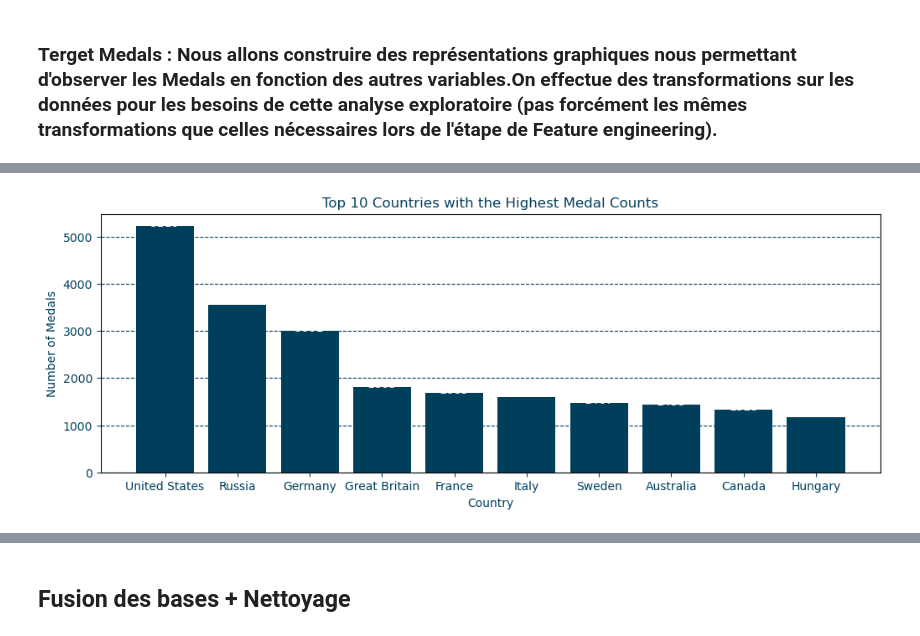
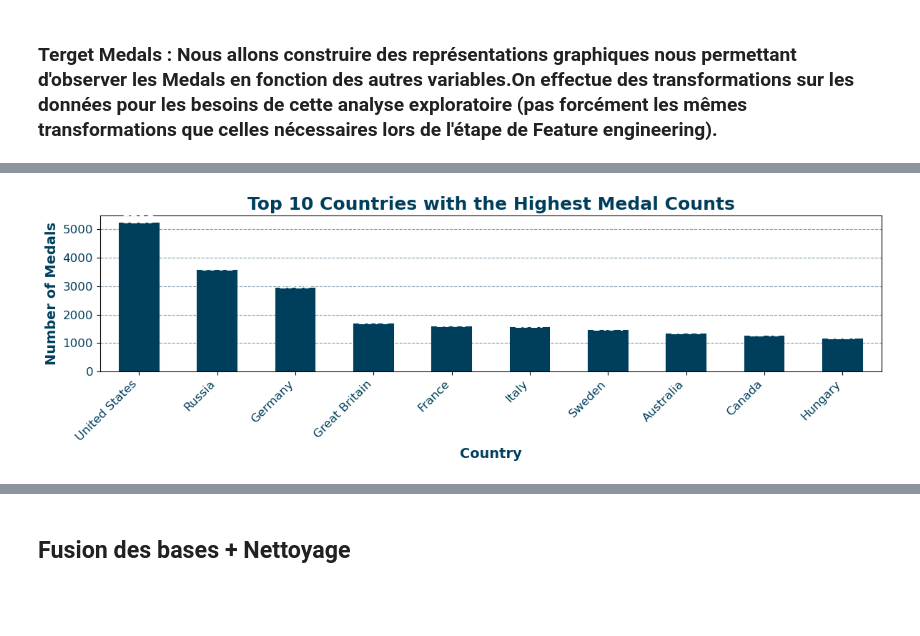
Before and after one commit to nastoo/tp-methodes-pour-analytique, a Jupyter notebook: Projet_GG.ipynb, the cells around one changed output, grey strips where cells are left out. Saved outputs shown, nothing was run; the diff lists cells and outputs as text; code cells hidden in the pictures; blank space fills up the shorter version.

```diff
--- a/Projet_GG.ipynb
+++ b/Projet_GG.ipynb
@@ -172,2 +162,0 @@ In [279] used 4.9 MiB RAM in 0.72s (system mean cpu 15%, single max cpu 59%), pe
-# %%
-df.drop_duplicates(inplace=True)
@@ -176,17 +163,23 @@ In [280] used 28.3 MiB RAM in 2.45s (system mean cpu 15%, single max cpu 100%),
 # %%
+# Calcul des 10 premiers pays ayant remporté le plus de médailles
 top_10_countries = df.groupby('Team')['Medal'].count().nlargest(10)
+total_medals = top_10_countries.sum()
 
-fig, ax = plt.subplots(figsize=(12, 4))
-ax.bar(top_10_countries.index, top_10_countries.values, color='#003f5c')
-ax.set_title('Top 10 Countries with the Highest Medal Counts', color='#003f5c')
-ax.set_xlabel('Country', color='#003f5c')
-ax.set_ylabel('Number of Medals', color='#003f5c')
-ax.tick_params(axis='both', colors='#003f5c')
-ax.grid(axis='y', linestyle='--', color='#003f5c')
+# Création d'un graphique à barres élégant et professionnel
+plt.figure(figsize=(12, 4))
+ax = top_10_countries.plot(kind='bar', color='#003f5c', edgecolor='#003f5c', linewidth=1.5)
+plt.title('Top 10 Countries with the Highest Medal Counts', fontsize=18, fontweight='bold', color='#003f5c')
+plt.xlabel('Country', fontsize=14, fontweight='bold', color='#003f5c')
+plt.ylabel('Number of Medals', fontsize=14, fontweight='bold', color='#003f5c')
+plt.xticks(rotation=45, ha='right', fontsize=12, color='#003f5c')
+plt.yticks(fontsize=12, color='#003f5c')
+plt.grid(axis='y', linestyle='--', alpha=0.5, color='#003f5c')
+plt.tight_layout()
 
+# Ajout d'annotations pour chaque barre
 for i, country in enumerate(top_10_countries.index):
-    ax.text(i, top_10_countries[country] + 0.5, str(top_10_countries[country]), color='white', ha='center')
+    plt.text(i, top_10_countries[country] + 0.5, str(top_10_countries[country]), color='white', fontsize=12, fontweight='bold', ha='center')
 
 plt.show()
 # %% [output]
-[figure, old version]
+[figure, new version]
```
Also changed, not shown: parts of 32 cells of this notebook, 29 other files.
